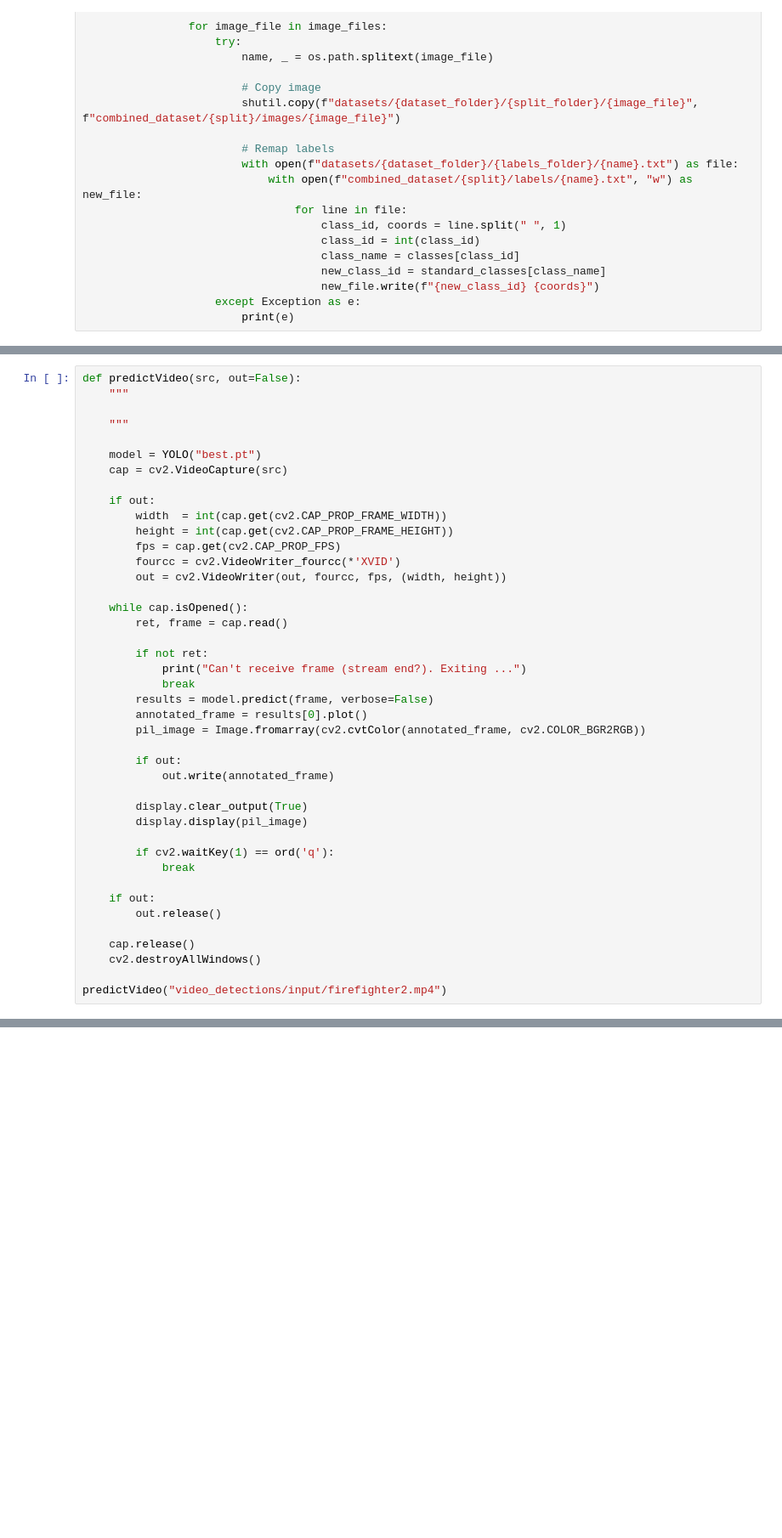
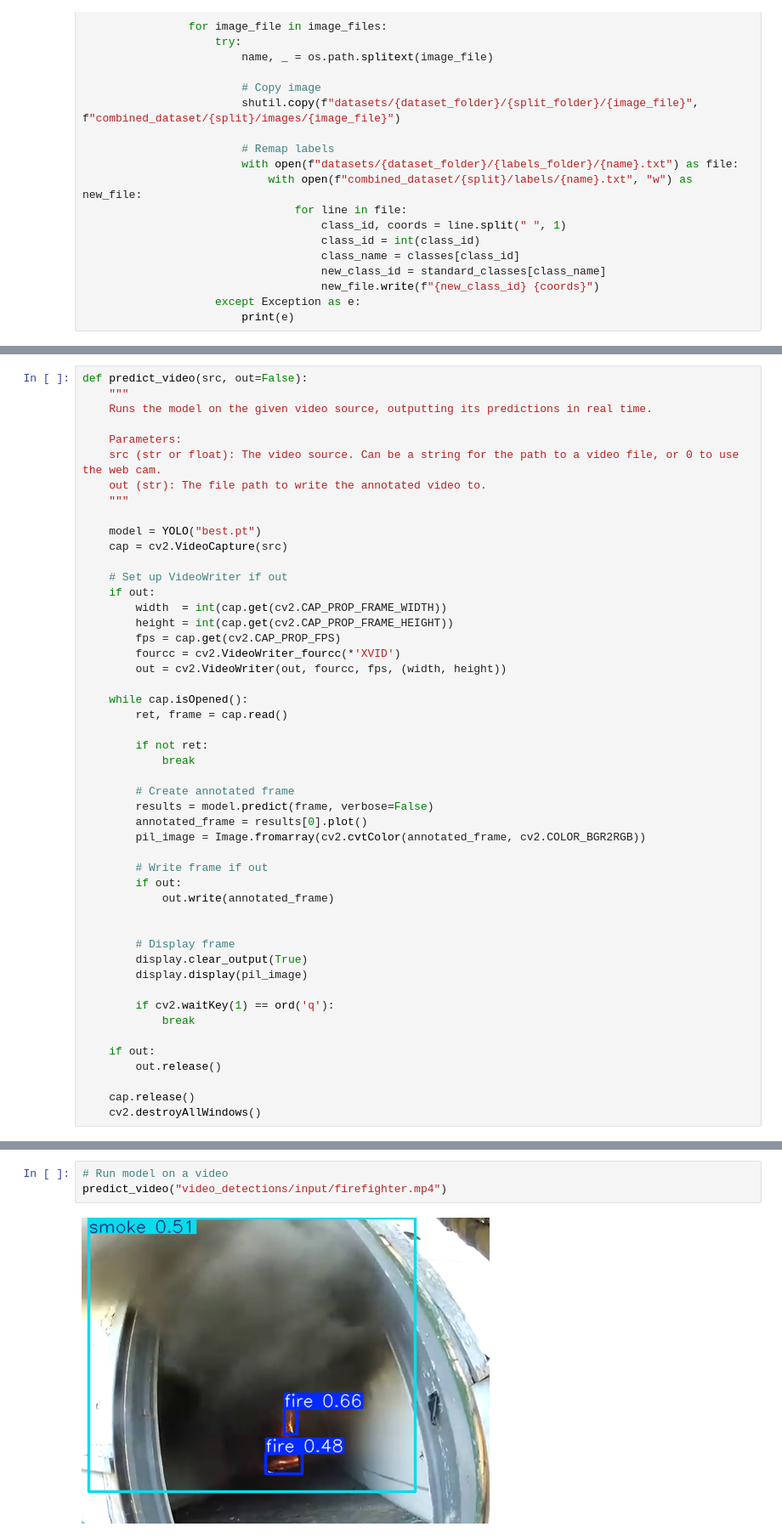
Before and after one commit to KevinPNguy01/Fire-Detection, a Jupyter notebook: MindHome_Fire.ipynb, the cells around one changed output, grey strips where cells are left out. Shown at 85% size. Drawn from its saved outputs; the diff is of its cells as text; blank space fills up the shorter version.

```diff
--- a/MindHome_Fire.ipynb
+++ b/MindHome_Fire.ipynb
@@ -245,12 +263,17 @@ run_tests(1000)
 # %%
-def predictVideo(src, out=False):
+def predict_video(src, out=False):
     """
+    Runs the model on the given video source, outputting its predictions in real time.
 
+    Parameters:
+    src (str or float): The video source. Can be a string for the path to a video file, or 0 to use the web cam.
+    out (str): The file path to write the annotated video to.
     """
 
     model = YOLO("best.pt")
     cap = cv2.VideoCapture(src)
 
+    # Set up VideoWriter if out
     if out:
         width  = int(cap.get(cv2.CAP_PROP_FRAME_WIDTH))
         height = int(cap.get(cv2.CAP_PROP_FRAME_HEIGHT))
@@ -262,15 +285,19 @@ def predictVideo(src, out=False):
         ret, frame = cap.read()
 
         if not ret:
-            print("Can't receive frame (stream end?). Exiting ...")
             break
+
+        # Create annotated frame
         results = model.predict(frame, verbose=False)
         annotated_frame = results[0].plot()
         pil_image = Image.fromarray(cv2.cvtColor(annotated_frame, cv2.COLOR_BGR2RGB))
 
+        # Write frame if out
         if out:
             out.write(annotated_frame)
 
+
+        # Display frame
         display.clear_output(True)
         display.display(pil_image)
 
@@ -282,5 +309,3 @@ def predictVideo(src, out=False):
 
     cap.release()
     cv2.destroyAllWindows()
-
-predictVideo("video_detections/input/firefighter2.mp4")
@@ -289,0 +334,5 @@ Can't receive frame (stream end?). Exiting ...
+# %%
+# Run model on a video
+predict_video("video_detections/input/firefighter.mp4")
+# %% [output]
+[figure, added]
```
Also changed, not shown: parts of 17 cells of this notebook, 1 other file.
